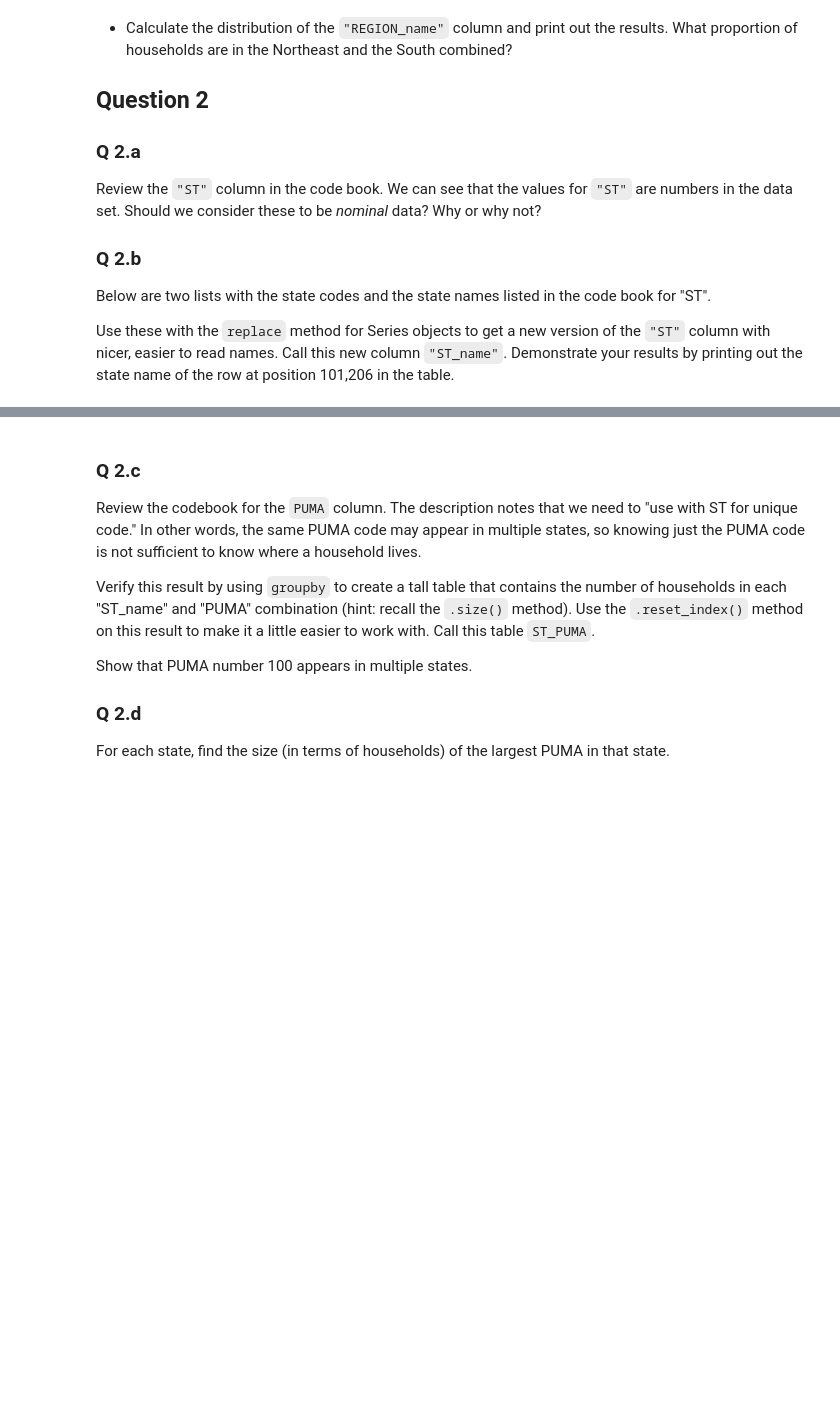
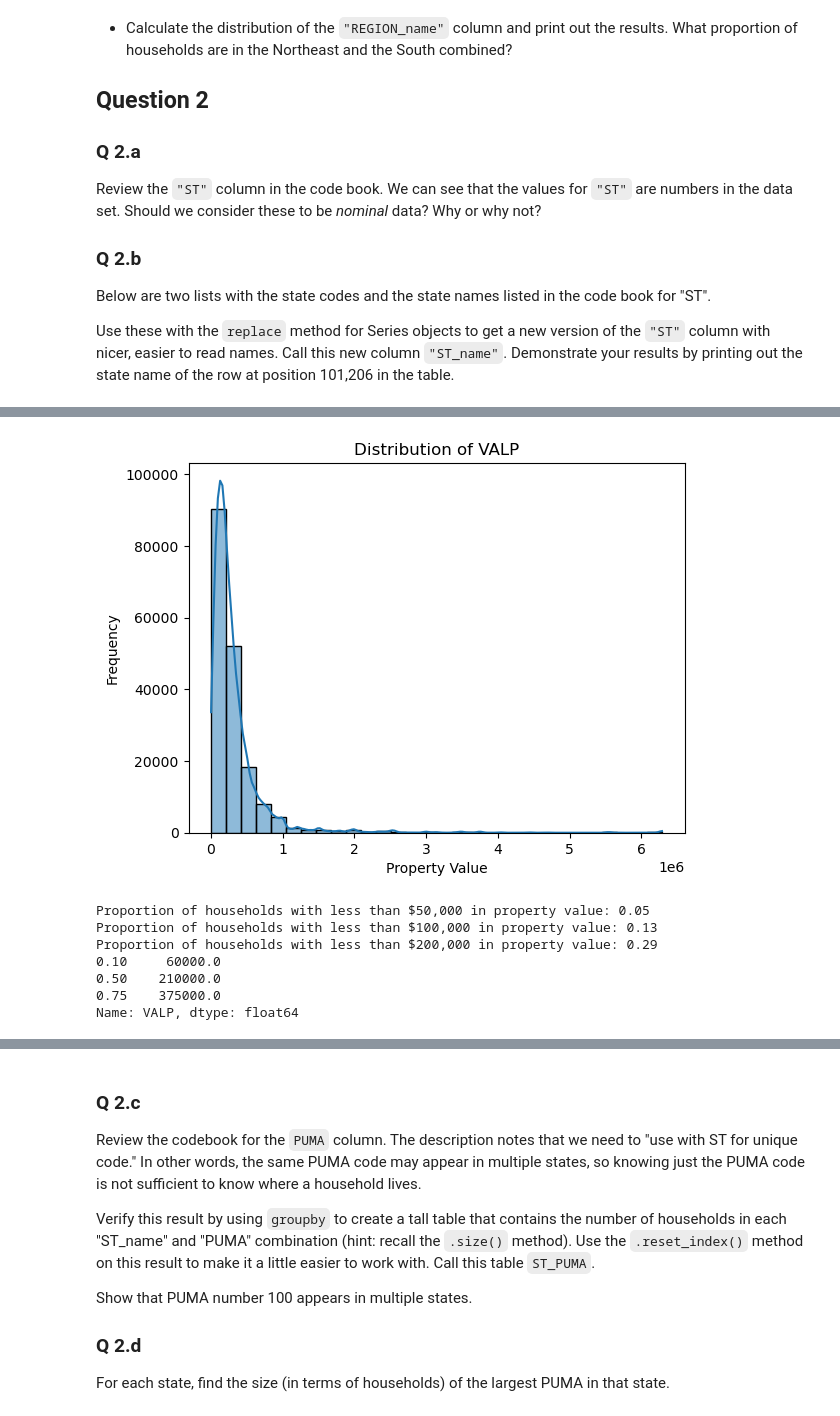
Before and after one commit to zhuol0129/homework-04-ZL, a Jupyter notebook: hw04.ipynb, the cells around one changed output, grey strips where cells are left out. Saved outputs shown, nothing was run; the diff lists cells and outputs as text; code cells hidden in the pictures; blank space fills up the shorter version.

```diff
--- a/hw04.ipynb
+++ b/hw04.ipynb
@@ -80,0 +118,34 @@ Use these with the `replace` method for Series objects to get a new version of t
+# %%
+# Q 1.c
+# Investigate the "VALP" column
+#The "VALP" column contains information about the property value of the household. This is a quantitative variable.
+
+# Produce a plot that shows the distribution of "VALP"
+sb.histplot(acs['VALP'].dropna(), bins=30, kde=True)
+plt.title('Distribution of VALP')
+plt.xlabel('Property Value')
+plt.ylabel('Frequency')
+plt.show()
+
+# Interpret the plot: what would you say is typical for "VALP"?
+# The plot shows that the plot is right shewed. Median of property values are clustered at the lower end.
+
+less_than_50k = (acs['VALP'] < 50000).mean()
+less_than_100k = (acs['VALP'] < 100000).mean()
+less_than_200k = (acs['VALP'] < 200000).mean()
+
+print(f"Proportion of households with less than $50,000 in property value: {less_than_50k:.2f}")
+print(f"Proportion of households with less than $100,000 in property value: {less_than_100k:.2f}")
+print(f"Proportion of households with less than $200,000 in property value: {less_than_200k:.2f}")
+
+quantiles = acs['VALP'].quantile([0.1, 0.5, 0.75])
+print(quantiles)
+# %% [output]
+[figure, added]
+Proportion of households with less than $50,000 in property value: 0.05
+Proportion of households with less than $100,000 in property value: 0.13
+Proportion of households with less than $200,000 in property value: 0.29
+0.10     60000.0
+0.50    210000.0
+0.75    375000.0
+Name: VALP, dtype: float64
```
Also changed, not shown: parts of 7 cells of this notebook.
